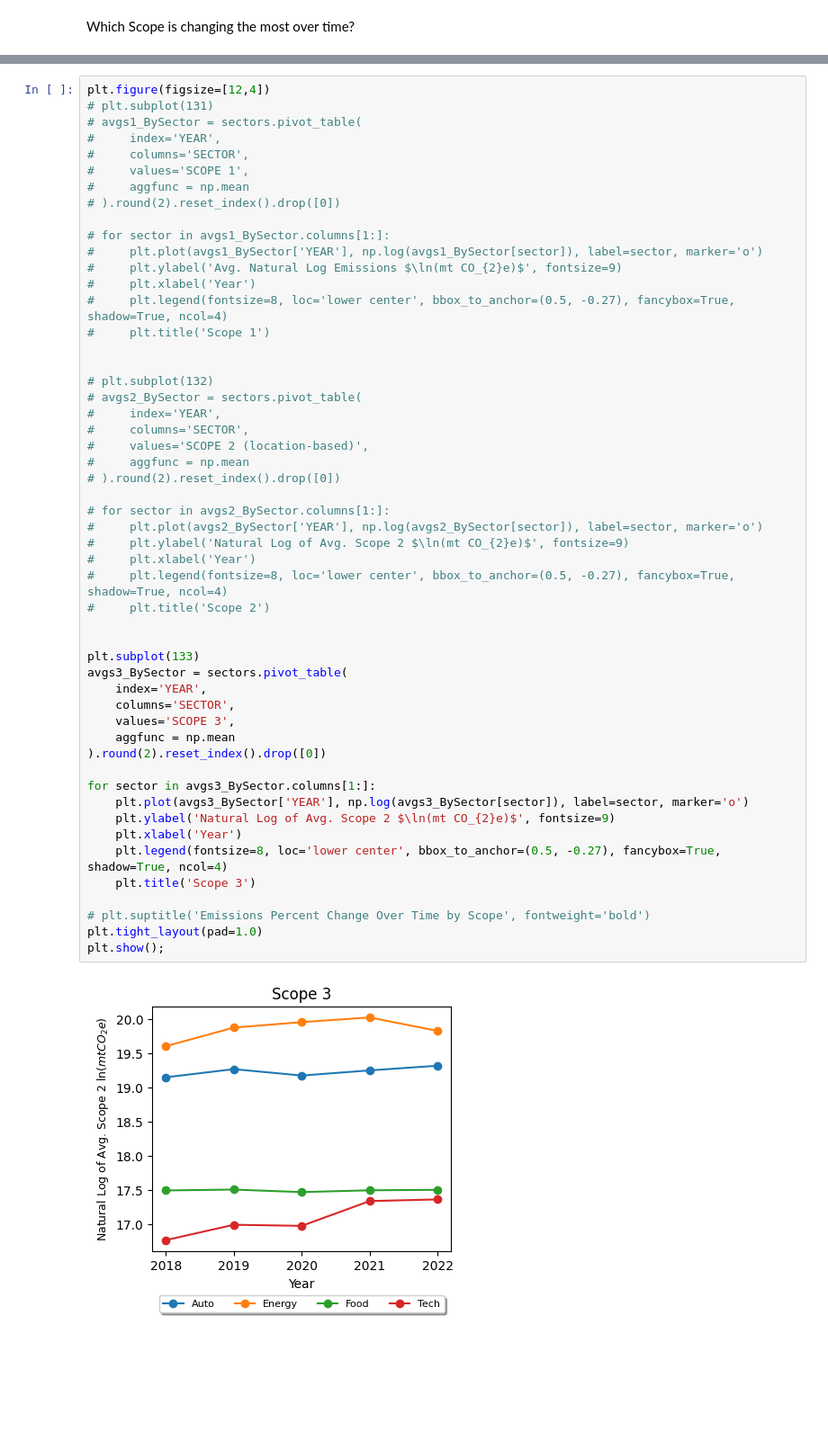
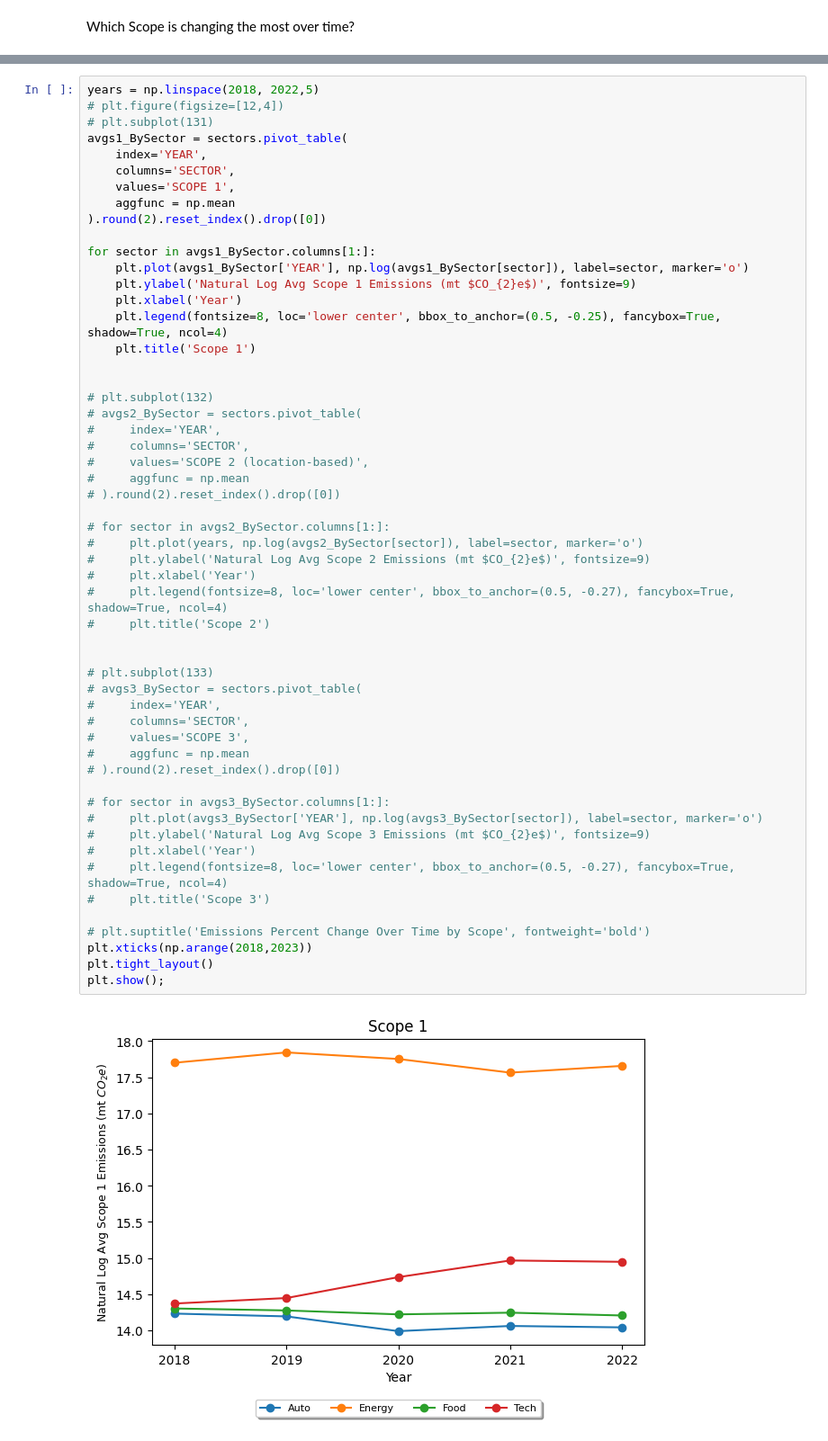
Before and after one commit to zcjanin/decarbonization-2024, a Jupyter notebook: Charts.ipynb, the cells around one changed output, grey strips where cells are left out. Shown at 90% size. Cells and saved outputs as stored; diff of their text form; blank space fills up the shorter version.

```diff
--- a/Charts.ipynb
+++ b/Charts.ipynb
@@ -286,54 +314,56 @@ Which Scope is changing the most over time?
 # %%
-plt.figure(figsize=[12,4])
+years = np.linspace(2018, 2022,5)
+# plt.figure(figsize=[12,4])
 # plt.subplot(131)
-# avgs1_BySector = sectors.pivot_table(
-#     index='YEAR',
-#     columns='SECTOR',
-#     values='SCOPE 1',
-#     aggfunc = np.mean
-# ).round(2).reset_index().drop([0])
+avgs1_BySector = sectors.pivot_table(
+    index='YEAR',
+    columns='SECTOR',
+    values='SCOPE 1',
+    aggfunc = np.mean
+).round(2).reset_index().drop([0])
 
-# for sector in avgs1_BySector.columns[1:]:
-#     plt.plot(avgs1_BySector['YEAR'], np.log(avgs1_BySector[sector]), label=sector, marker='o')
-#     plt.ylabel('Avg. Natural Log Emissions $\ln(mt CO_{2}e)$', fontsize=9)
-#     plt.xlabel('Year')
-#     plt.legend(fontsize=8, loc='lower center', bbox_to_anchor=(0.5, -0.27), fancybox=True, shadow=True, ncol=4)
-#     plt.title('Scope 1')
+for sector in avgs1_BySector.columns[1:]:
+    plt.plot(avgs1_BySector['YEAR'], np.log(avgs1_BySector[sector]), label=sector, marker='o')
+    plt.ylabel('Natural Log Avg Scope 1 Emissions (mt $CO_{2}e$)', fontsize=9)
+    plt.xlabel('Year')
+    plt.legend(fontsize=8, loc='lower center', bbox_to_anchor=(0.5, -0.25), fancybox=True, shadow=True, ncol=4)
+    plt.title('Scope 1')
 
 
 # plt.subplot(132)
 # avgs2_BySector = sectors.pivot_table(
 #     index='YEAR',
 #     columns='SECTOR',
 #     values='SCOPE 2 (location-based)',
 #     aggfunc = np.mean
 # ).round(2).reset_index().drop([0])
 
 # for sector in avgs2_BySector.columns[1:]:
-#     plt.plot(avgs2_BySector['YEAR'], np.log(avgs2_BySector[sector]), label=sector, marker='o')
-#     plt.ylabel('Natural Log of Avg. Scope 2 $\ln(mt CO_{2}e)$', fontsize=9)
+#     plt.plot(years, np.log(avgs2_BySector[sector]), label=sector, marker='o')
+#     plt.ylabel('Natural Log Avg Scope 2 Emissions (mt $CO_{2}e$)', fontsize=9)
 #     plt.xlabel('Year')
 #     plt.legend(fontsize=8, loc='lower center', bbox_to_anchor=(0.5, -0.27), fancybox=True, shadow=True, ncol=4)
 #     plt.title('Scope 2')
 
 
-plt.subplot(133)
-avgs3_BySector = sectors.pivot_table(
-    index='YEAR',
-    columns='SECTOR',
-    values='SCOPE 3',
-    aggfunc = np.mean
-).round(2).reset_index().drop([0])
+# plt.subplot(133)
+# avgs3_BySector = sectors.pivot_table(
+#     index='YEAR',
+#     columns='SECTOR',
+#     values='SCOPE 3',
+#     aggfunc = np.mean
+# ).round(2).reset_index().drop([0])
 
-for sector in avgs3_BySector.columns[1:]:
-    plt.plot(avgs3_BySector['YEAR'], np.log(avgs3_BySector[sector]), label=sector, marker='o')
-    plt.ylabel('Natural Log of Avg. Scope 2 $\ln(mt CO_{2}e)$', fontsize=9)
-    plt.xlabel('Year')
-    plt.legend(fontsize=8, loc='lower center', bbox_to_anchor=(0.5, -0.27), fancybox=True, shadow=True, ncol=4)
-    plt.title('Scope 3')
+# for sector in avgs3_BySector.columns[1:]:
+#     plt.plot(avgs3_BySector['YEAR'], np.log(avgs3_BySector[sector]), label=sector, marker='o')
+#     plt.ylabel('Natural Log Avg Scope 3 Emissions (mt $CO_{2}e$)', fontsize=9)
+#     plt.xlabel('Year')
+#     plt.legend(fontsize=8, loc='lower center', bbox_to_anchor=(0.5, -0.27), fancybox=True, shadow=True, ncol=4)
+#     plt.title('Scope 3')
 
 # plt.suptitle('Emissions Percent Change Over Time by Scope', fontweight='bold')
-plt.tight_layout(pad=1.0)
+plt.xticks(np.arange(2018,2023))
+plt.tight_layout()
 plt.show();
 # %% [output]
-[figure, old version]
+[figure, new version]
```
Also changed, not shown: parts of 9 cells of this notebook, 2 other files.
